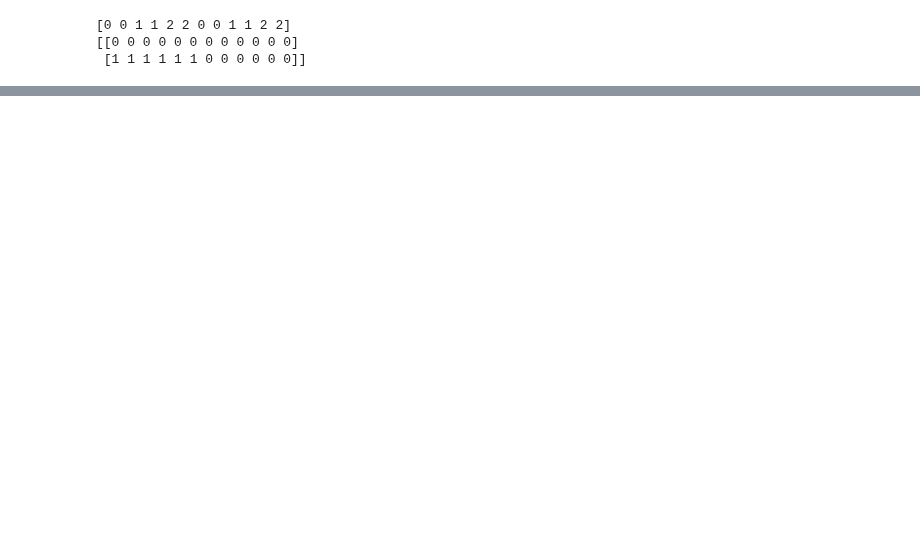
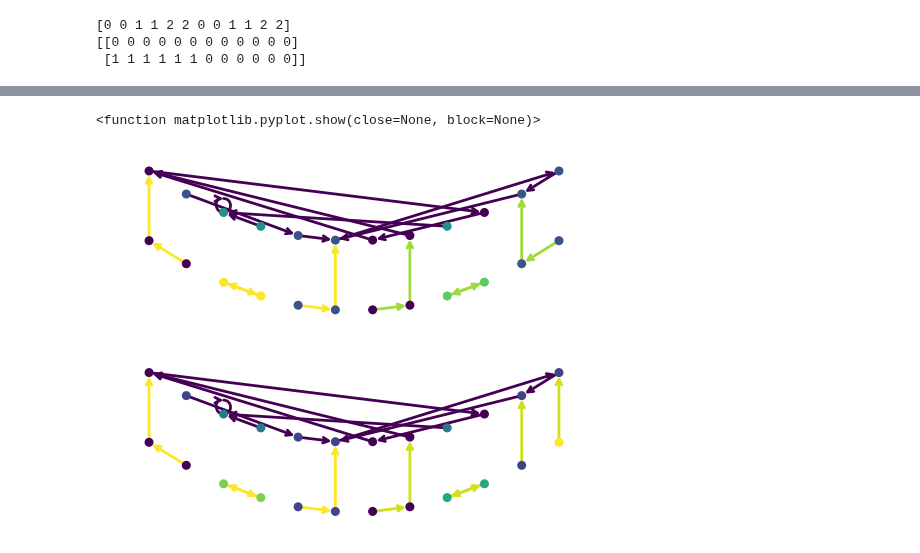
Before and after one commit to latimerk/hddCRP, a Jupyter notebook: test_gibbs_sampler.ipynb, the cells around one changed output, grey strips where cells are left out. Drawn from its saved outputs; the diff is of its cells as text; code cells hidden in the pictures; blank space fills up the shorter version.

```diff
--- a/test_gibbs_sampler.ipynb
+++ b/test_gibbs_sampler.ipynb
@@ -68,2 +51,17 @@ plt.show
+# %%
+
+
+connection_data2= {"C_y" : model._CB_tables, "C_ctx" : grps, "session_lengths" : [model.N], "C_ptr" : model._CB_ptr}
+ax2 = plt.subplot(2,1,1)
+hddCRP.simulations.make_graph_plot(connection_data2, ax2, hs = 10, hh = 10)
+plt.show
+
+connection_data= {"C_y" : model._C_tables, "C_ctx" : grps, "session_lengths" : [model.N], "C_ptr" : model._C_ptr}
+ax = plt.subplot(2,1,2)
+hddCRP.simulations.make_graph_plot(connection_data, ax, hs = 10, hh = 10)
+plt.show
+# %% [output]
+<function matplotlib.pyplot.show(close=None, block=None)>
+[figure, added]
 # %%
 
```
Also changed, not shown: parts of 5 cells of this notebook, 1 other file.
